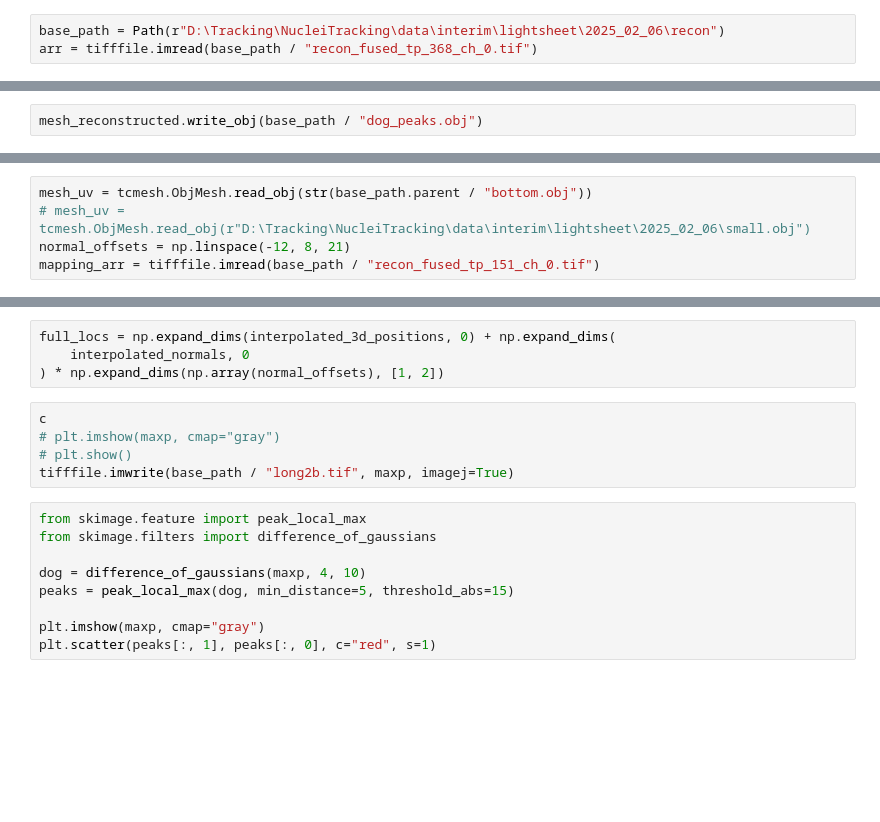
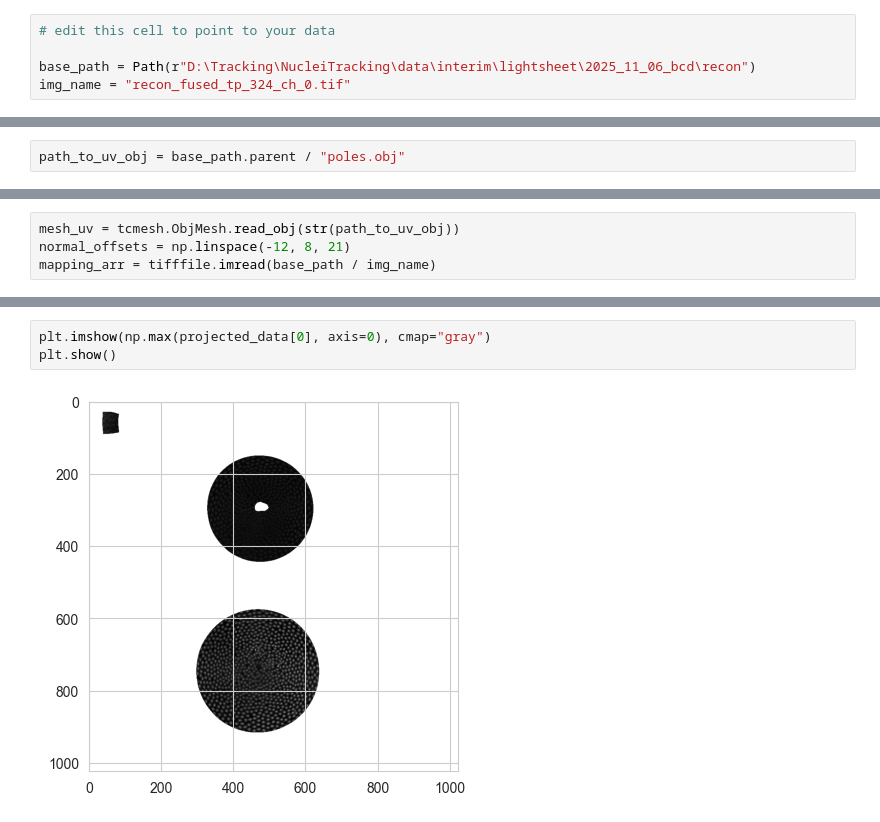
Before and after one commit to Harrison-Oatman/NucleiTracking, a Jupyter notebook: scripts/1. generate_uvs/mesh_creation.ipynb, the cells around one changed output, grey strips where cells are left out. Saved outputs shown, nothing was run; the diff lists cells and outputs as text; blank space fills up the shorter version.

```diff
--- a/scripts/1. generate_uvs/mesh_creation.ipynb
+++ b/scripts/1. generate_uvs/mesh_creation.ipynb
@@ -7,3 +25,5 @@ import tifffile
 # %%
-base_path = Path(r"D:\Tracking\NucleiTracking\data\interim\lightsheet\2025_02_06\recon")
-arr = tifffile.imread(base_path / "recon_fused_tp_368_ch_0.tif")
+# edit this cell to point to your data
+
+base_path = Path(r"D:\Tracking\NucleiTracking\data\interim\lightsheet\2025_11_06_bcd\recon")
+img_name = "recon_fused_tp_324_ch_0.tif"
@@ -77,2 +138,2 @@ mesh_reconstructed.faces.shape
 # %%
-mesh_reconstructed.write_obj(base_path / "dog_peaks.obj")
+path_to_uv_obj = base_path.parent / "poles.obj"
@@ -86,6 +140,5 @@ mesh_reconstructed.write_obj("test_dog_peaks2.obj")
 # %%
-mesh_uv = tcmesh.ObjMesh.read_obj(str(base_path.parent / "bottom.obj"))
-# mesh_uv = tcmesh.ObjMesh.read_obj(r"D:\Tracking\NucleiTracking\data\interim\lightsheet\2025_02_06\small.obj")
+mesh_uv = tcmesh.ObjMesh.read_obj(str(path_to_uv_obj))
 normal_offsets = np.linspace(-12, 8, 21)
-mapping_arr = tifffile.imread(base_path / "recon_fused_tp_151_ch_0.tif")
+mapping_arr = tifffile.imread(base_path / img_name)
 # %%
@@ -133,18 +180,5 @@ print("Image shape:", projected_data.shape)
-# %%
-full_locs = np.expand_dims(interpolated_3d_positions, 0) + np.expand_dims(
-    interpolated_normals, 0
-) * np.expand_dims(np.array(normal_offsets), [1, 2])
-# %%
-c
-# plt.imshow(maxp, cmap="gray")
-# plt.show()
-tifffile.imwrite(base_path / "long2b.tif", maxp, imagej=True)
-# %%
-from skimage.feature import peak_local_max
-from skimage.filters import difference_of_gaussians
-
-dog = difference_of_gaussians(maxp, 4, 10)
-peaks = peak_local_max(dog, min_distance=5, threshold_abs=15)
-
-plt.imshow(maxp, cmap="gray")
-plt.scatter(peaks[:, 1], peaks[:, 0], c="red", s=1)
+# %%
+plt.imshow(np.max(projected_data[0], axis=0), cmap="gray")
+plt.show()
+# %% [output]
+[figure, added]
```
Also changed, not shown: parts of 20 cells of this notebook.
